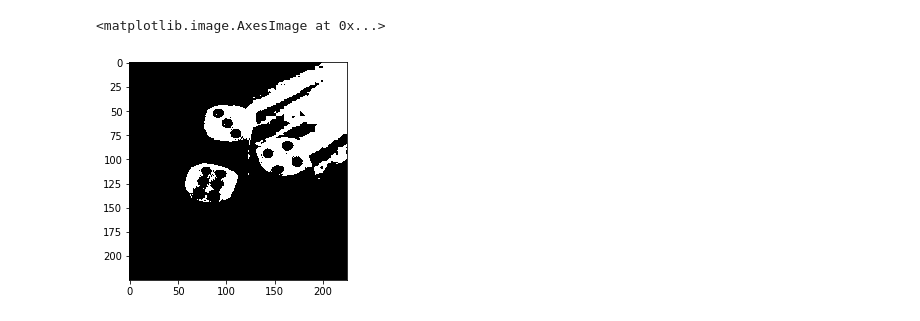
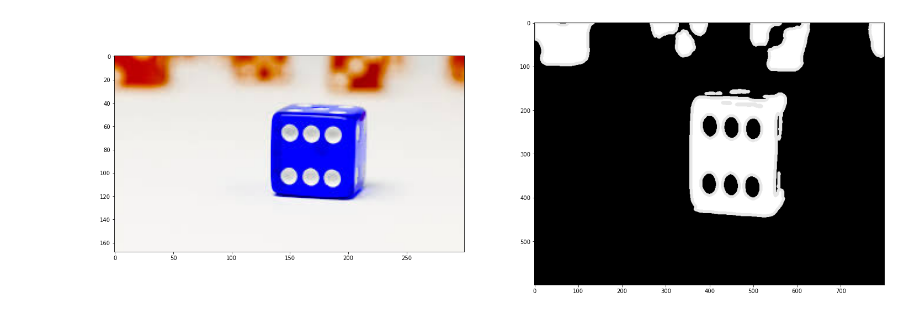
Before and after one commit to piter104/dices, a Jupyter notebook: dices.ipynb, the cells around one changed output. Cells and saved outputs as stored; diff of their text form; code cells hidden in the pictures.

```diff
--- a/dices.ipynb
+++ b/dices.ipynb
@@ -41,7 +32,5 @@ plt.imshow(image_grayscale, cmap='gray')
-# %%
-x = round(np.std(image_grayscale) + np.mean(image_grayscale) )
-temp = (image_grayscale > x) *255
-plt.imshow(temp, cmap="gray")
-# %% [output]
-<matplotlib.image.AxesImage at 0x...>
-[figure, removed]
+# %%
+image1 = cv.imread("dicee.jpg")
+contour = process_image(image1)
+# %% [output]
+[figure, added]
```
Also changed, not shown: parts of 7 cells of this notebook, 3 other files.
